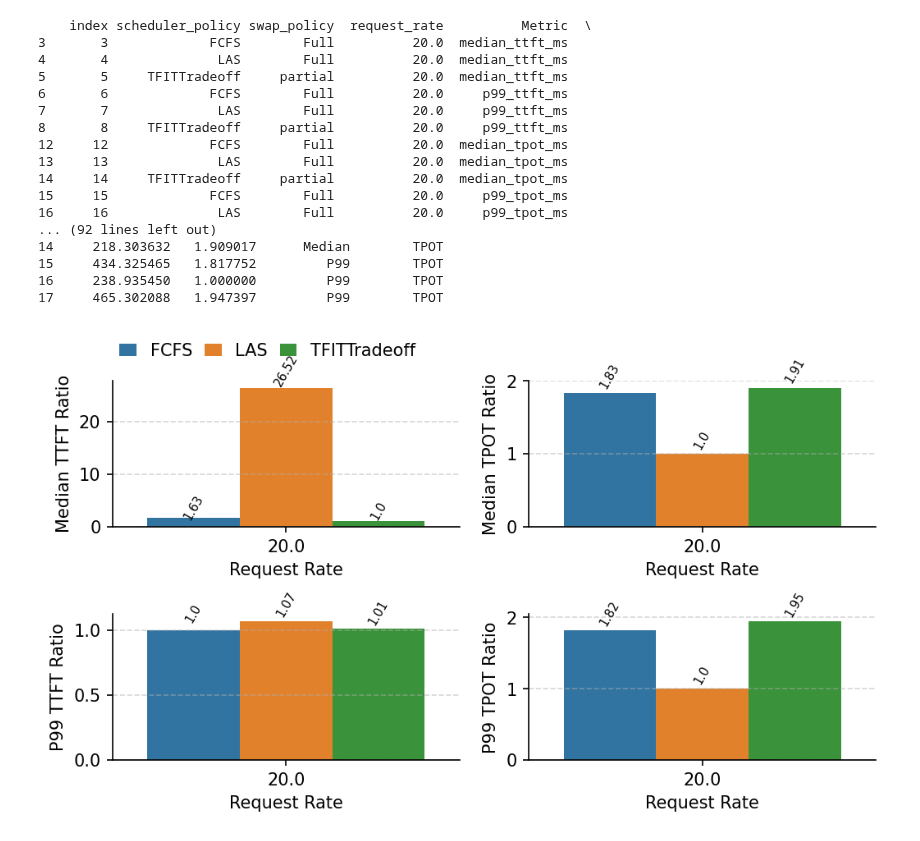
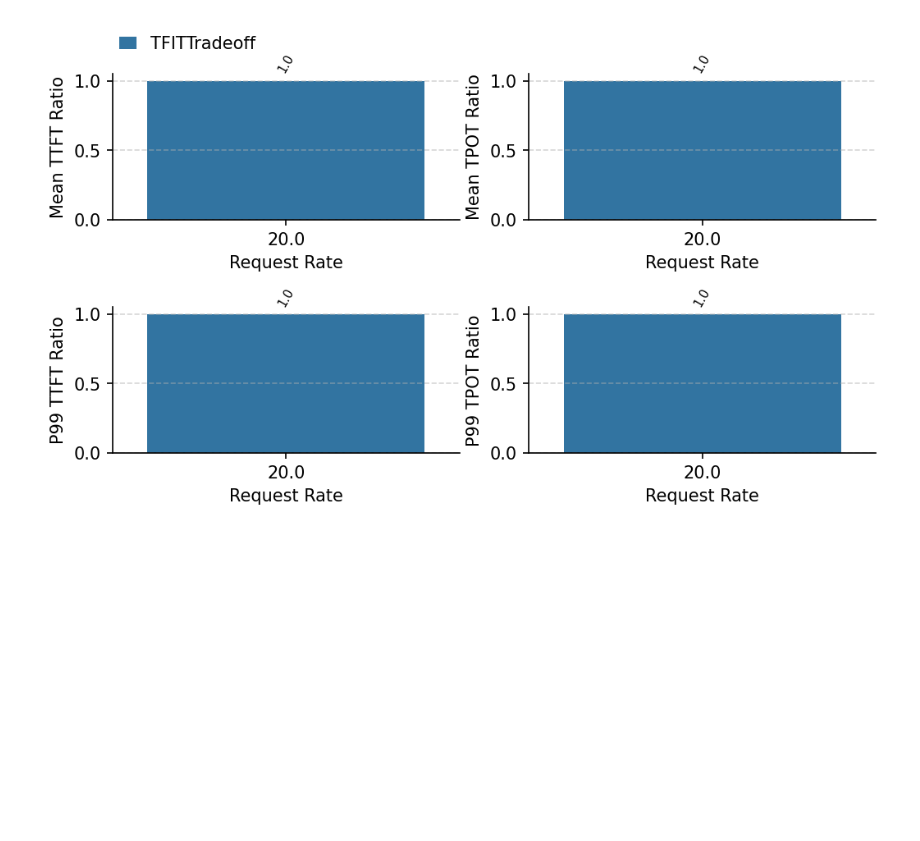
Before and after one commit to chengzhi-lu/vllm, a Jupyter notebook: benchmarks/result/analysis/result_analysis_1.ipynb, the cells around one changed output. Cells and saved outputs as stored; diff of their text form; code cells hidden in the pictures; blank space fills up the shorter version.

```diff
--- a/benchmarks/result/analysis/result_analysis_1.ipynb
+++ b/benchmarks/result/analysis/result_analysis_1.ipynb
@@ -20,8 +20,8 @@ replace_name = {
 }
 # %%
 # _date = "20240918"
-_date = "20241008"
-_counters = [0, 1, 2]
+_date = "20241011"
+_counters = [898]
 e2e_result_dir_names = [
     os.path.join(base_dir, _date, str(counter)) for counter in _counters
 ]
@@ -400,18 +400,17 @@ def bar_plot_2(_long_df):
     (_fig, _ax) = plt.subplots(
         figsize=(4 * 2, 2*2), dpi=150, nrows=2, ncols=2
     )
-    _long_df = _long_df[((_long_df['metric_name']=='Median')&(_long_df['metric_type']=='TTFT'))|((_long_df['metric_name']=='Median')&(_long_df['metric_type']=='TPOT'))|((_long_df['metric_name']=='P99')&(_long_df['metric_type']=='TTFT'))|((_long_df['metric_name']=='P99')&(_long_df['metric_type']=='TPOT'))]
+    _long_df = _long_df[((_long_df['metric_name']=='Mean')&(_long_df['metric_type']=='TTFT'))|((_long_df['metric_name']=='Mean')&(_long_df['metric_type']=='TPOT'))|((_long_df['metric_name']=='P99')&(_long_df['metric_type']=='TTFT'))|((_long_df['metric_name']=='P99')&(_long_df['metric_type']=='TPOT'))]
     metric_types = _long_df["metric_type"].unique().tolist()
     metric_names = _long_df["metric_name"].unique().tolist()
     scheduler_policies = _long_df["scheduler_policy"].unique().tolist()
-    metrics = [("Median","TTFT"),("Median","TPOT"),("P99","TTFT"),("P99","TPOT")]
+    metrics = [("Mean","TTFT"),("Mean","TPOT"),("P99","TTFT"),("P99","TPOT")]
     save_legend = True
     for _i, (metric_name,metric_type) in enumerate(metrics):
         if _i > 0:
             save_legend = False
 
         data = _long_df[(_long_df["metric_type"] == metric_type)&(_long_df["metric_name"] == metric_name)]
-        print(_long_df)
         ax = sns.barplot(
             x="request_rate",
             y="Ratio",
@@ -424,51 +423,34 @@ def bar_plot_2(_long_df):
         ax.spines['right'].set_visible(False)
 
         _ax[_i // 2][_i % 2].set_xlabel("Request Rate")
         _ax[_i // 2][_i % 2].set_ylabel(metrics[_i][0] + " " + metrics[_i][1]+" Ratio")
 
         add_num_annotation(_ax[_i // 2][_i % 2], rotation=60, fontsize=7)
 
         _ax[_i // 2][_i % 2].grid(linestyle="--", alpha=0.5, axis="y")
 
         if _i == 0:
             _ax[_i // 2][_i % 2].legend(
                 title="",
                 frameon=False,
                 ncol=3,
                 loc=(0, 1.1),
 
 
                 handlelength=1.0,
                 columnspacing=0.7,
             )
         else:
             _ax[_i // 2][_i % 2].legend().remove()
 
 required_metric_name = "P99"
 # bar_plot_1(_long_df, required_metric_name=required_metric_name)
 bar_plot_2(_long_df)
 plt.subplots_adjust(wspace=0.2, hspace=0.6)
 # plt.savefig(f"{required_metric_name}.pdf", format='pdf')
 plt.show()
 # %% [output]
-    index scheduler_policy swap_policy  request_rate          Metric  \
-3       3             FCFS        Full          20.0  median_ttft_ms
-4       4              LAS        Full          20.0  median_ttft_ms
-5       5     TFITTradeoff     partial          20.0  median_ttft_ms
-6       6             FCFS        Full          20.0     p99_ttft_ms
-7       7              LAS        Full          20.0     p99_ttft_ms
-8       8     TFITTradeoff     partial          20.0     p99_ttft_ms
-12     12             FCFS        Full          20.0  median_tpot_ms
-13     13              LAS        Full          20.0  median_tpot_ms
-14     14     TFITTradeoff     partial          20.0  median_tpot_ms
-15     15             FCFS        Full          20.0     p99_tpot_ms
-16     16              LAS        Full          20.0     p99_tpot_ms
-... (92 lines left out)
-14     218.303632   1.909017      Median        TPOT
-15     434.325465   1.817752         P99        TPOT
-16     238.935450   1.000000         P99        TPOT
-17     465.302088   1.947397         P99        TPOT
-[figure, old version]
+[figure, new version]
 # %%
 request_level_result = pd.DataFrame()
 for _df_name in e2e_result_dfs:
```
Also changed, not shown: parts of 7 cells of this notebook, 1 other file.
